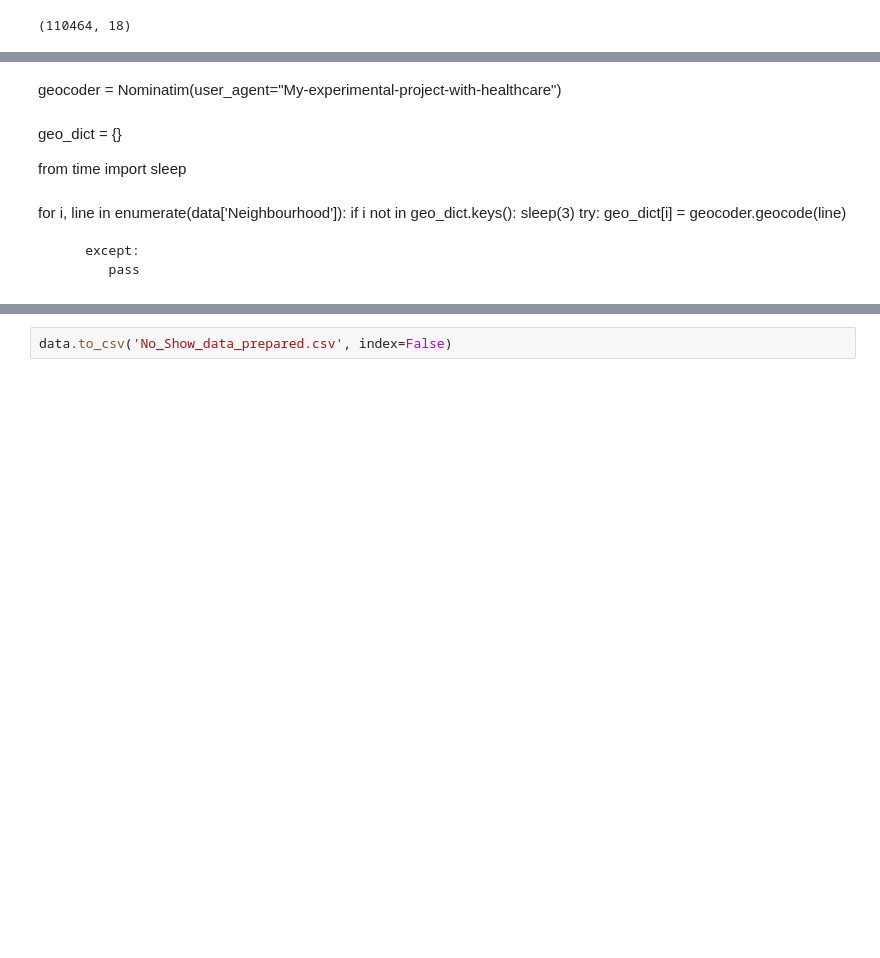
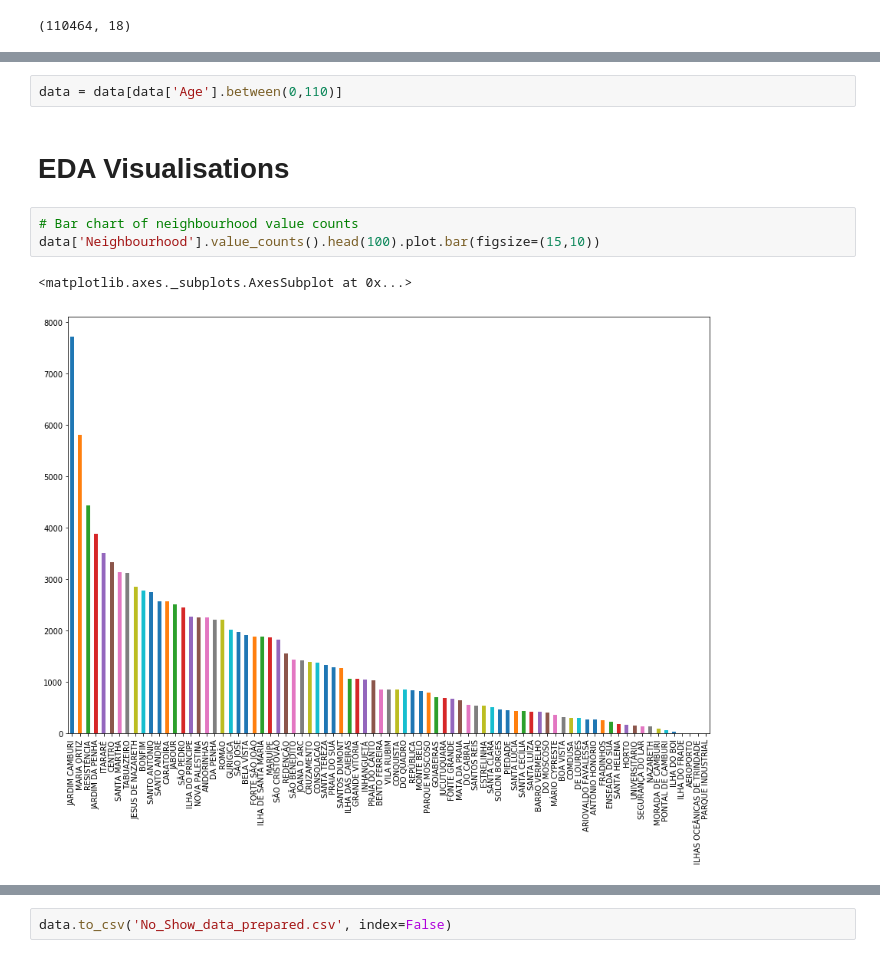
Before and after one commit to reaykatie/Projects, a Jupyter notebook: No-Show/No-show-preparation.ipynb, the cells around one changed output, grey strips where cells are left out. Saved outputs shown, nothing was run; the diff lists cells and outputs as text; blank space fills up the shorter version.

```diff
--- a/No-Show/No-show-preparation.ipynb
+++ b/No-Show/No-show-preparation.ipynb
@@ -314,15 +291,10 @@ from geopy.geocoders import Nominatim
-# %% [markdown]
-geocoder = Nominatim(user_agent="My-experimental-project-with-healthcare")
-# %% [markdown]
-geo_dict = {}
-
-from time import sleep
-# %% [markdown]
-for i, line in enumerate(data['Neighbourhood']):
-    if i not in geo_dict.keys():
-        sleep(3)
-        try:
-            geo_dict[i] = geocoder.geocode(line)
-
-        except:
-           pass
+# %%
+data = data[data['Age'].between(0,110)]
+# %% [markdown]
+# EDA Visualisations
+# %%
+# Bar chart of neighbourhood value counts
+data['Neighbourhood'].value_counts().head(100).plot.bar(figsize=(15,10))
+# %% [output]
+<matplotlib.axes._subplots.AxesSubplot at 0x...>
+[figure, added]
```
Also changed, not shown: parts of 14 cells of this notebook, 1 other file.
